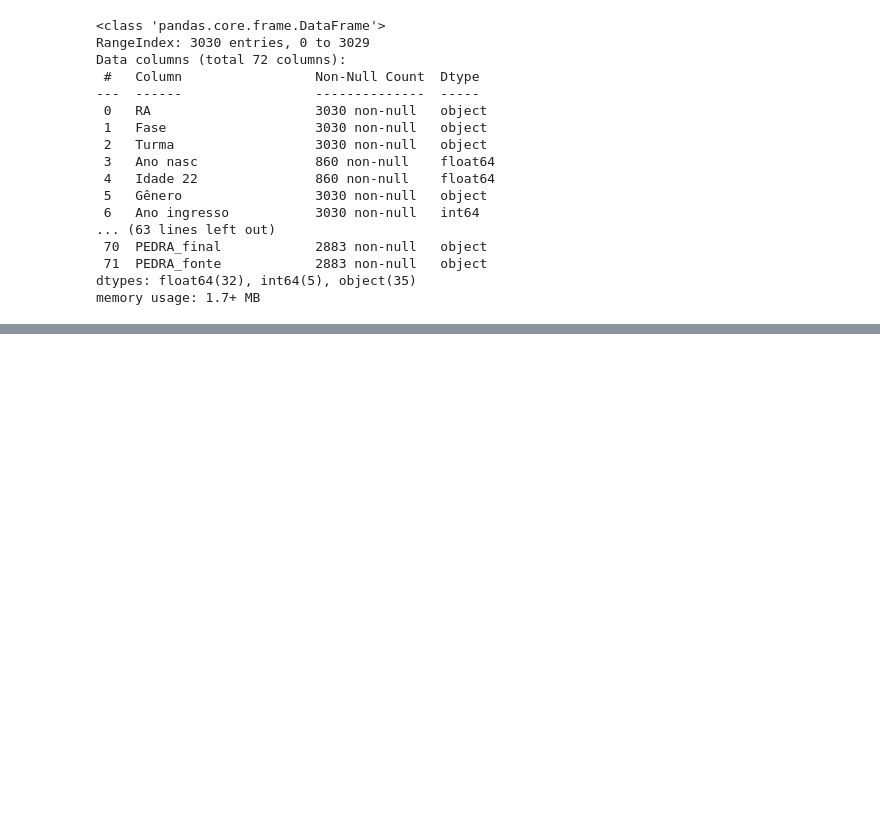
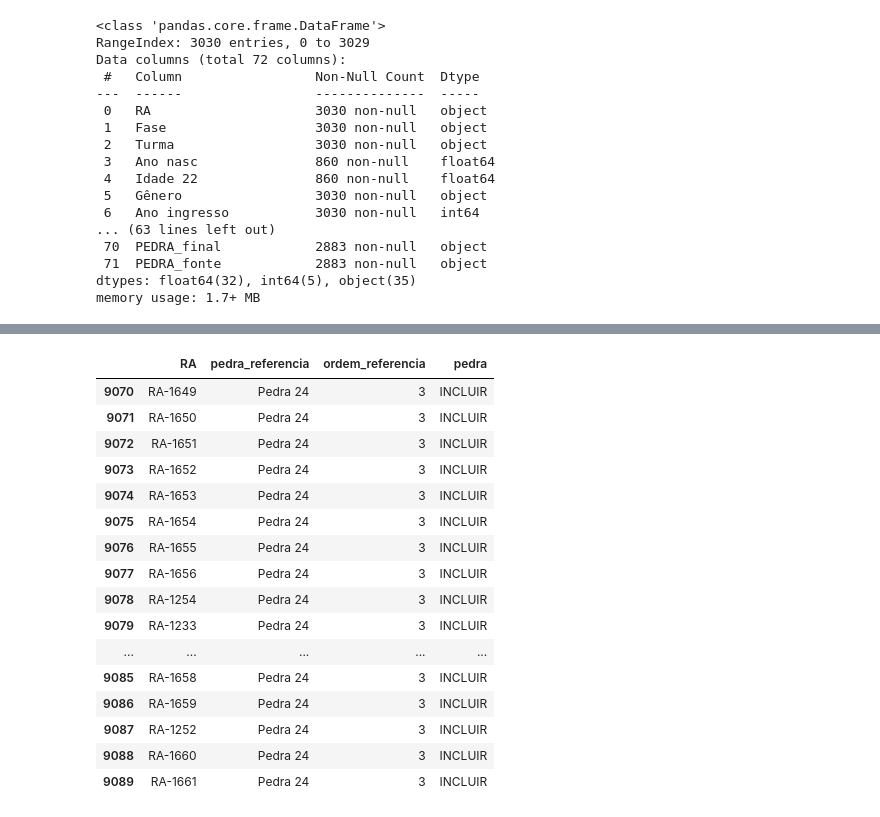
Before and after one commit to tivanello/fase5, a Jupyter notebook: notebooks/fase5_pergunta10.ipynb, the cells around one changed output, grey strips where cells are left out. Cells and saved outputs as stored; diff of their text form; code cells hidden in the pictures; blank space fills up the shorter version.

```diff
--- a/notebooks/fase5_pergunta10.ipynb
+++ b/notebooks/fase5_pergunta10.ipynb
@@ -1599,0 +640,19 @@ Dessa forma, a análise permite verificar com mais robustez se houve melhora con
+# %%
+# ============================================================
+# BLOCO 4.1.1 — RENOMEAR "Pedra 2024" PARA "Pedra 24"
+# Objetivo:
+# - padronizar o nome da coluna de 2024
+# - manter o mesmo padrão das colunas Pedra 22 e Pedra 23
+# ============================================================
+
+df_fase5_p10 = df_fase5_p10.copy()
+
+if "Pedra 2024" in df_fase5_p10.columns:
+    df_fase5_p10 = df_fase5_p10.rename(columns={"Pedra 2024": "Pedra 24"})
+    print('Coluna "Pedra 2024" renomeada para "Pedra 24".')
+else:
+    print('A coluna "Pedra 2024" não foi encontrada.')
+
+print("\nColunas de pedra após ajuste:")
+colunas_pedra = [c for c in df_fase5_p10.columns if "PEDRA" in c.upper()]
+print(sorted(colunas_pedra))
@@ -1599,0 +846,42 @@ Dessa forma, a análise permite verificar com mais robustez se houve melhora con
+# %%
+# ============================================================
+# BLOCO 5 — TRANSFORMAR AS PEDRAS EM BASE LONGA (2022 A 2024)
+# Objetivo:
+# - reorganizar as colunas de pedra em formato longitudinal
+# - considerar apenas o período oficial do Datathon: 2022 a 2024
+# - manter apenas registros com pedra preenchida
+# ============================================================
+
+df_base = df_fase5_p10.copy()
+
+colunas_pedra = {
+    "Pedra 22": 1,
+    "Pedra 23": 2,
+    "Pedra 24": 3
+}
+
+bases = []
+
+for col, ordem in colunas_pedra.items():
+    df_temp = df_base[["RA", col]].copy()
+    df_temp = df_temp.rename(columns={col: "pedra"})
+    df_temp["pedra_referencia"] = col
+    df_temp["ordem_referencia"] = ordem
+    bases.append(df_temp)
+
+df_pedra_long = pd.concat(bases, ignore_index=True)
+
+df_pedra_long = df_pedra_long[["RA", "pedra_referencia", "ordem_referencia", "pedra"]].copy()
+
+# remove linhas sem pedra
+df_pedra_long = df_pedra_long[df_pedra_long["pedra"].notna()].copy()
+
+print("Dimensão da base longa:")
+print(df_pedra_long.shape)
+
+print("\nAmostra:")
+display(df_pedra_long.tail(20))
+
+print("\nNulos por coluna:")
+print(df_pedra_long.isna().sum())
+# %% [output]
@@ -1599,0 +892,17 @@ Dessa forma, a análise permite verificar com mais robustez se houve melhora con
+|  | RA | pedra_referencia | ordem_referencia | pedra |
+| 9070 | RA-1649 | Pedra 24 | 3 | INCLUIR |
+| 9071 | RA-1650 | Pedra 24 | 3 | INCLUIR |
+| 9072 | RA-1651 | Pedra 24 | 3 | INCLUIR |
+| 9073 | RA-1652 | Pedra 24 | 3 | INCLUIR |
+| 9074 | RA-1653 | Pedra 24 | 3 | INCLUIR |
+| 9075 | RA-1654 | Pedra 24 | 3 | INCLUIR |
+| 9076 | RA-1655 | Pedra 24 | 3 | INCLUIR |
+| 9077 | RA-1656 | Pedra 24 | 3 | INCLUIR |
+| 9078 | RA-1254 | Pedra 24 | 3 | INCLUIR |
+| 9079 | RA-1233 | Pedra 24 | 3 | INCLUIR |
+| ... | ... | ... | ... | ... |
+| 9085 | RA-1658 | Pedra 24 | 3 | INCLUIR |
+| 9086 | RA-1659 | Pedra 24 | 3 | INCLUIR |
+| 9087 | RA-1252 | Pedra 24 | 3 | INCLUIR |
+| 9088 | RA-1660 | Pedra 24 | 3 | INCLUIR |
+| 9089 | RA-1661 | Pedra 24 | 3 | INCLUIR |
```
Also changed, not shown: parts of 60 cells of this notebook.
